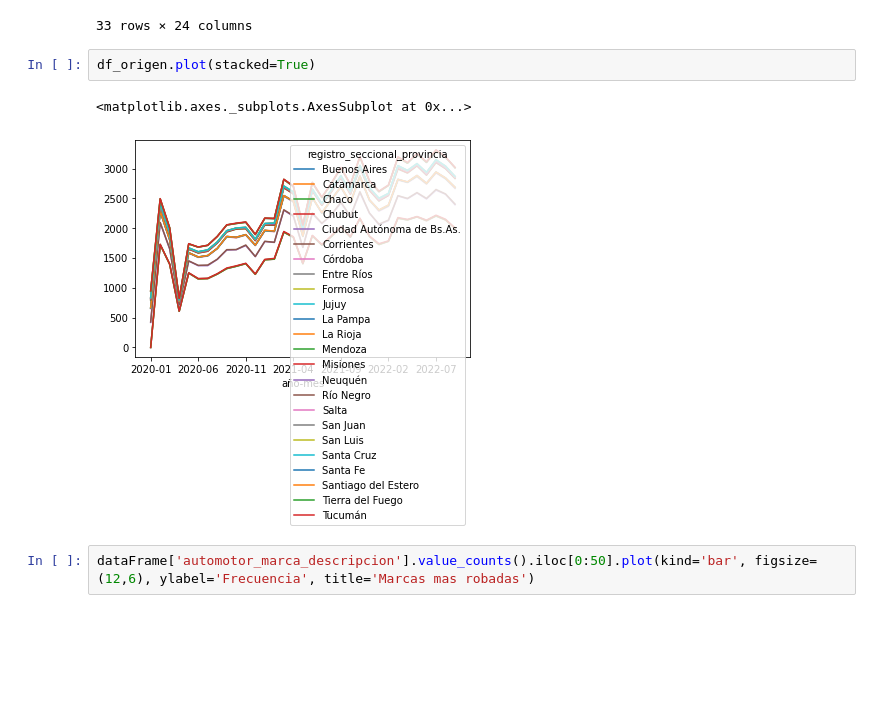
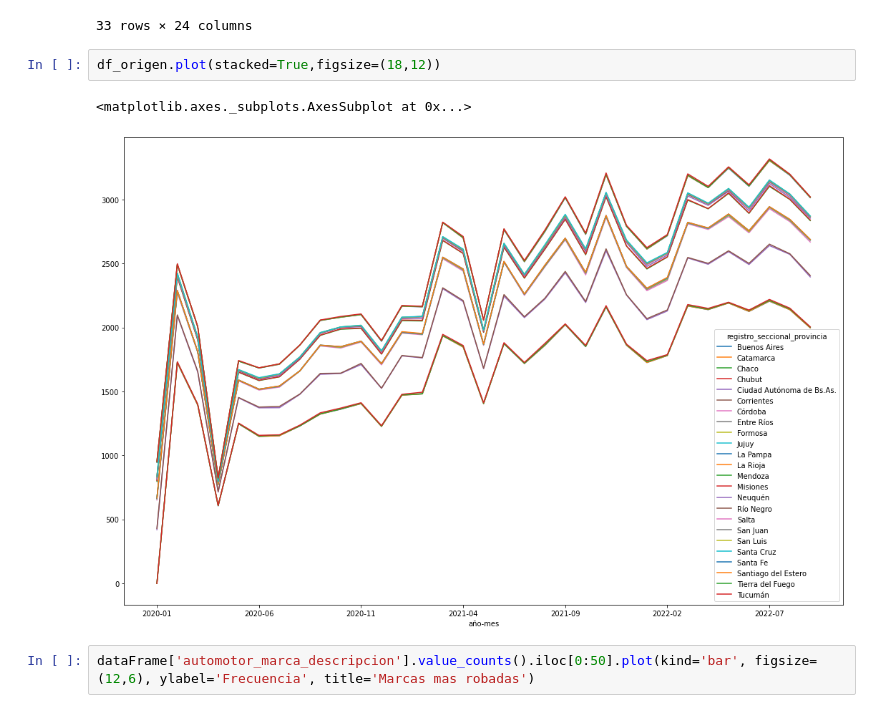
Before and after one commit to pcastelli-cba/dnrpa-robos-recuperos-autos, a Jupyter notebook: Desafio2_Dataset2.ipynb, the cells around one changed output. Cells and saved outputs as stored; diff of their text form; blank space fills up the shorter version.

```diff
--- a/Desafio2_Dataset2.ipynb
+++ b/Desafio2_Dataset2.ipynb
@@ -160,10 +160,10 @@ See the caveats in the documentation: https://pandas.pydata.org/pandas-docs/stab
 | 2022-09 | 1997.0 | NaN | 5.0 | 3.0 | 390.0 | 11.0 | 262.0 | ... |
 33 rows × 24 columns
 # %%
-df_origen.plot(stacked=True)
+df_origen.plot(stacked=True,figsize=(18,12))
 # %% [output]
 <matplotlib.axes._subplots.AxesSubplot at 0x...>
-[figure, old version]
+[figure, new version]
 # %%
 dataFrame['automotor_marca_descripcion'].value_counts().iloc[0:50].plot(kind='bar', figsize=(12,6), ylabel='Frecuencia', title='Marcas mas robadas')
 # %% [output]
```
